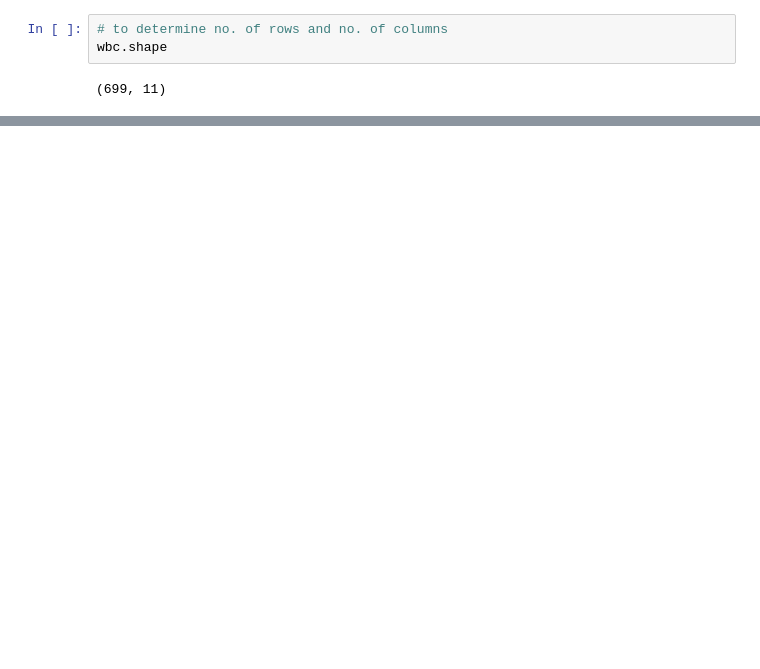
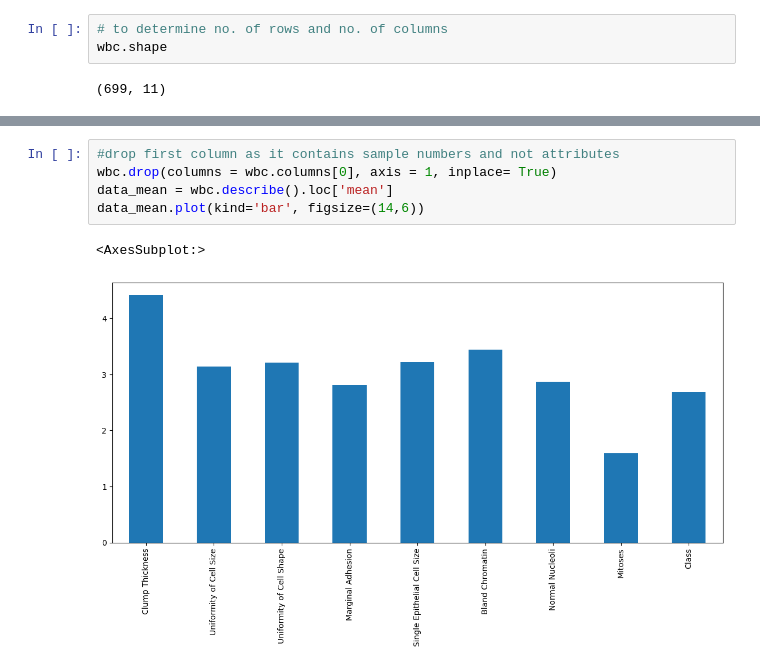
Before and after one commit to SaydsC/PfDAProject2, a Jupyter notebook: Project 2 Programming for Data Analysis.ipynb, the cells around one changed output, grey strips where cells are left out. Drawn from its saved outputs; the diff is of its cells as text; blank space fills up the shorter version.

```diff
--- a/Project 2 Programming for Data Analysis.ipynb
+++ b/Project 2 Programming for Data Analysis.ipynb
@@ -61,3 +67,11 @@ wbc.describe()
 | 50% | 1.171710e+06 | 4.000000 | 1.000000 | 1.000000 | 1.000000 | ... |
 | 75% | 1.238298e+06 | 6.000000 | 5.000000 | 5.000000 | 4.000000 | ... |
 | max | 1.345435e+07 | 10.000000 | 10.000000 | 10.000000 | 10.000000 | ... |
+# %%
+#drop first column as it contains sample numbers and not attributes
+wbc.drop(columns = wbc.columns[0], axis = 1, inplace= True)
+data_mean = wbc.describe().loc['mean']
+data_mean.plot(kind='bar', figsize=(14,6))
+# %% [output]
+<AxesSubplot:>
+[figure, added]
```
Also changed, not shown: parts of 1 cell of this notebook, 1 other file.
